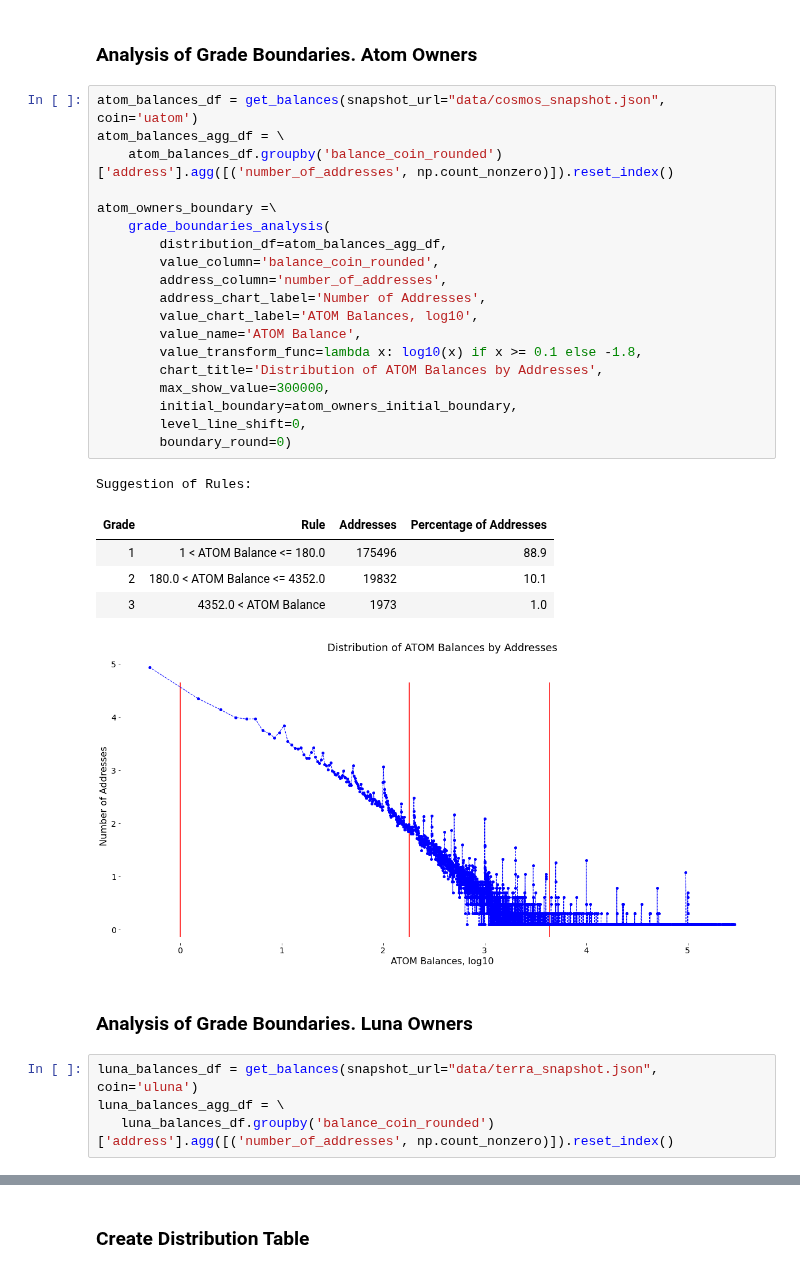
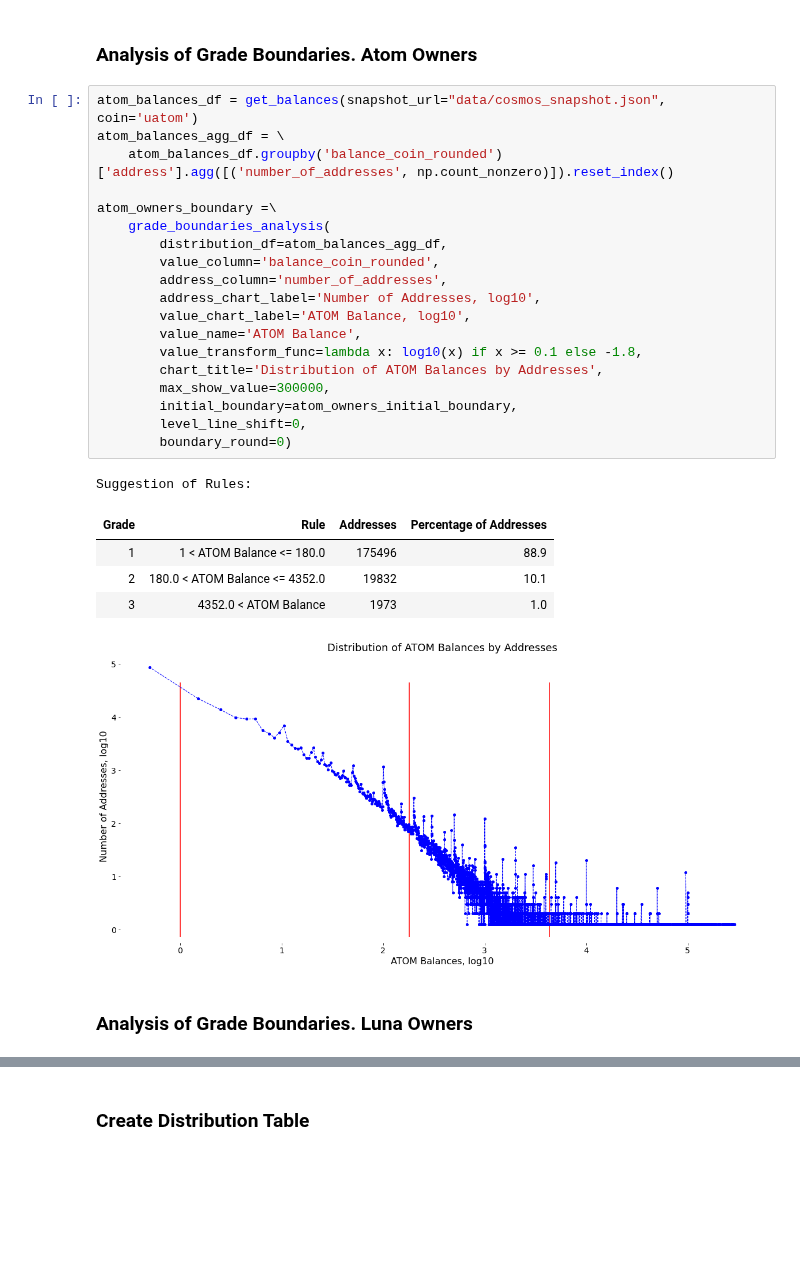
Before and after one commit to Snedashkovsky/cybergift, a Jupyter notebook: atom_osmo_luna__astronauts.ipynb, the cells around one changed output, grey strips where cells are left out. Saved outputs shown, nothing was run; the diff lists cells and outputs as text; blank space fills up the shorter version.

```diff
--- a/atom_osmo_luna__astronauts.ipynb
+++ b/atom_osmo_luna__astronauts.ipynb
@@ -176,33 +37,29 @@ def get_balances(snapshot_url: str, coin: str = 'uatom') -> pd.DataFrame:
 # %%
 atom_balances_df = get_balances(snapshot_url="data/cosmos_snapshot.json", coin='uatom')
 atom_balances_agg_df = \
     atom_balances_df.groupby('balance_coin_rounded')['address'].agg([('number_of_addresses', np.count_nonzero)]).reset_index()
 
 atom_owners_boundary =\
     grade_boundaries_analysis(
         distribution_df=atom_balances_agg_df,
         value_column='balance_coin_rounded',
         address_column='number_of_addresses',
-        address_chart_label='Number of Addresses',
-        value_chart_label='ATOM Balances, log10',
+        address_chart_label='Number of Addresses, log10',
+        value_chart_label='ATOM Balance, log10',
         value_name='ATOM Balance',
         value_transform_func=lambda x: log10(x) if x >= 0.1 else -1.8,
         chart_title='Distribution of ATOM Balances by Addresses',
         max_show_value=300000,
         initial_boundary=atom_owners_initial_boundary,
         level_line_shift=0,
         boundary_round=0)
 # %% [output]
 Suggestion of Rules:
 | Grade | Rule | Addresses | Percentage of Addresses |
 | 1 | 1 < ATOM Balance <= 180.0 | 175496 | 88.9 |
 | 2 | 180.0 < ATOM Balance <= 4352.0 | 19832 | 10.1 |
 | 3 | 4352.0 < ATOM Balance | 1973 | 1.0 |
-[figure, old version]
+[figure, new version]
 # %% [markdown]
 ### Analysis of Grade Boundaries. Luna Owners
-# %%
-luna_balances_df = get_balances(snapshot_url="data/terra_snapshot.json", coin='uluna')
-luna_balances_agg_df = \
-   luna_balances_df.groupby('balance_coin_rounded')['address'].agg([('number_of_addresses', np.count_nonzero)]).reset_index()
 # %%
```
Also changed, not shown: parts of 14 cells of this notebook, 2 other files.
